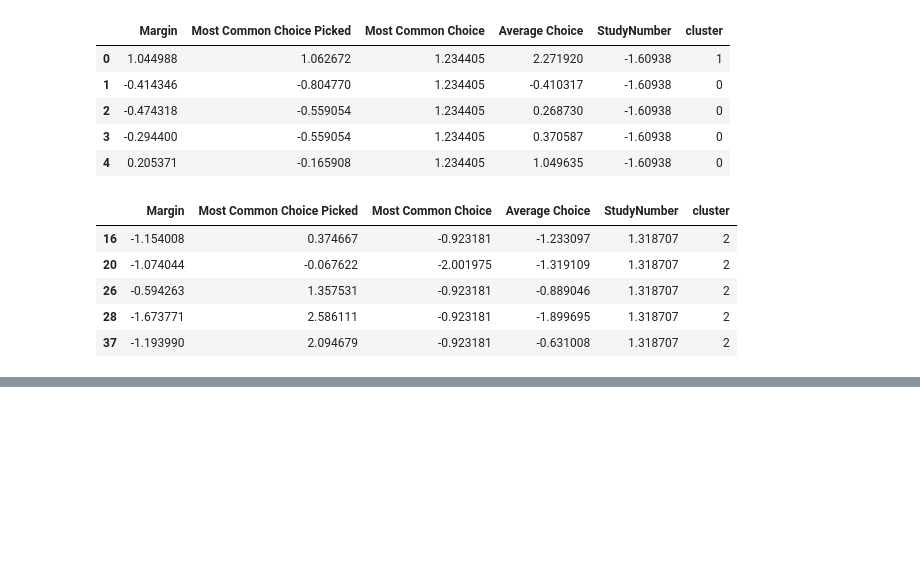
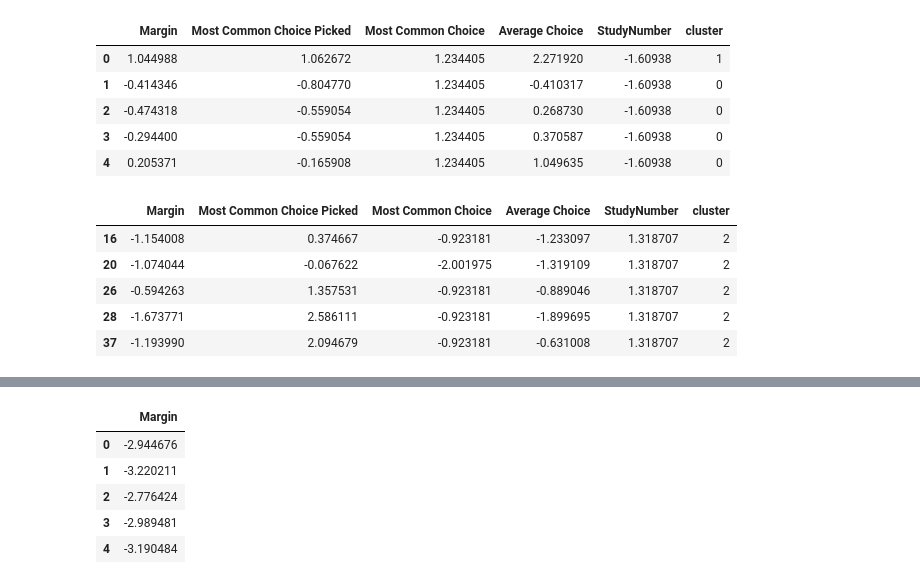
Before and after one commit to kiansweeney11/ca4015-assignment-1, a Jupyter notebook: k-means_variation.ipynb, the cells around one changed output, grey strips where cells are left out. Cells and saved outputs as stored; diff of their text form; code cells hidden in the pictures; blank space fills up the shorter version.

```diff
--- a/k-means_variation.ipynb
+++ b/k-means_variation.ipynb
@@ -87,0 +111,10 @@ cluster2.head()
+# %%
+marginnoise = marginnoise.rename(columns={0: 'Margin'})
+marginnoise.head()
+# %% [output]
+|  | Margin |
+| 0 | -2.944676 |
+| 1 | -3.220211 |
+| 2 | -2.776424 |
+| 3 | -2.989481 |
+| 4 | -3.190484 |
```
Also changed, not shown: parts of 9 cells of this notebook.
